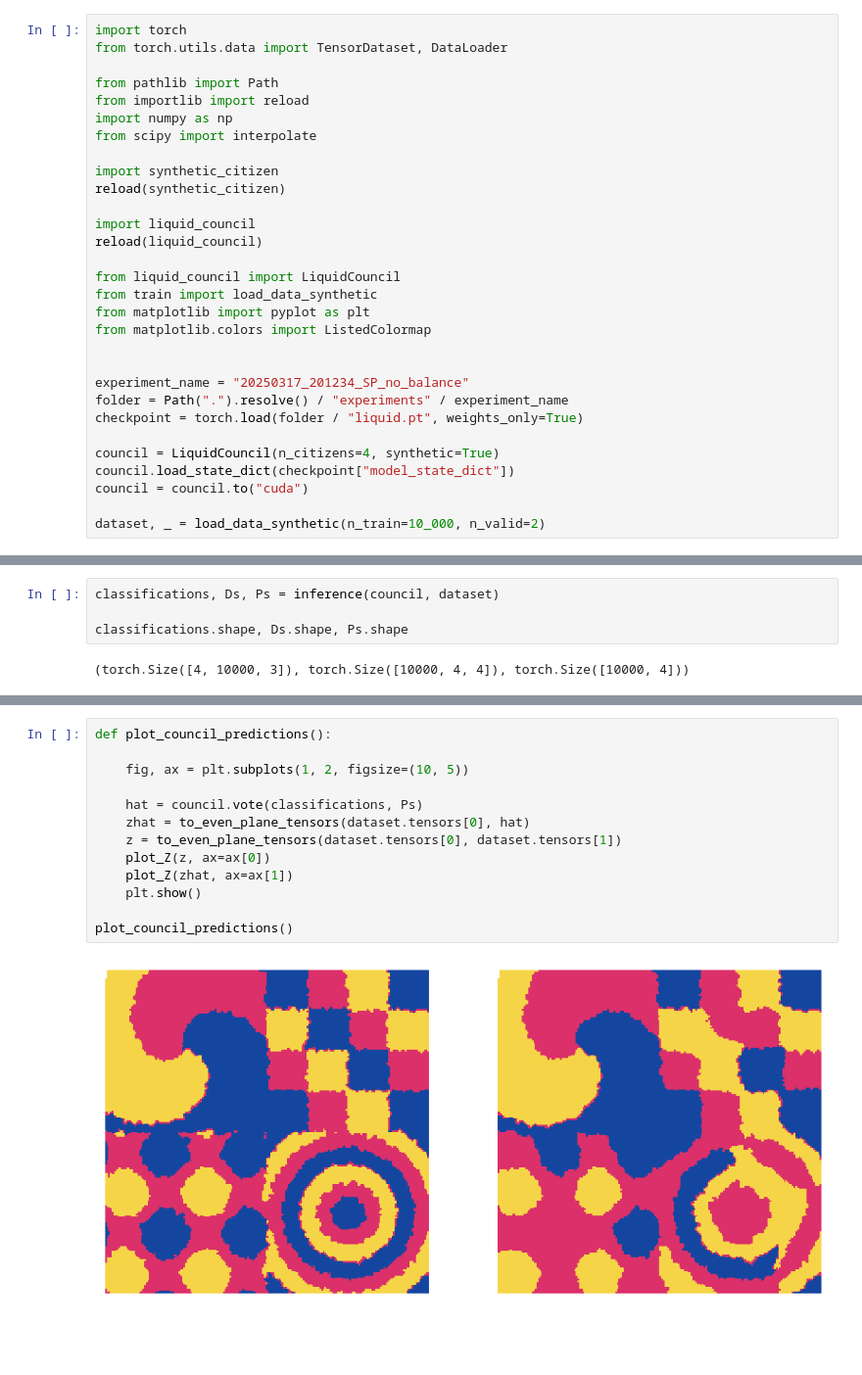
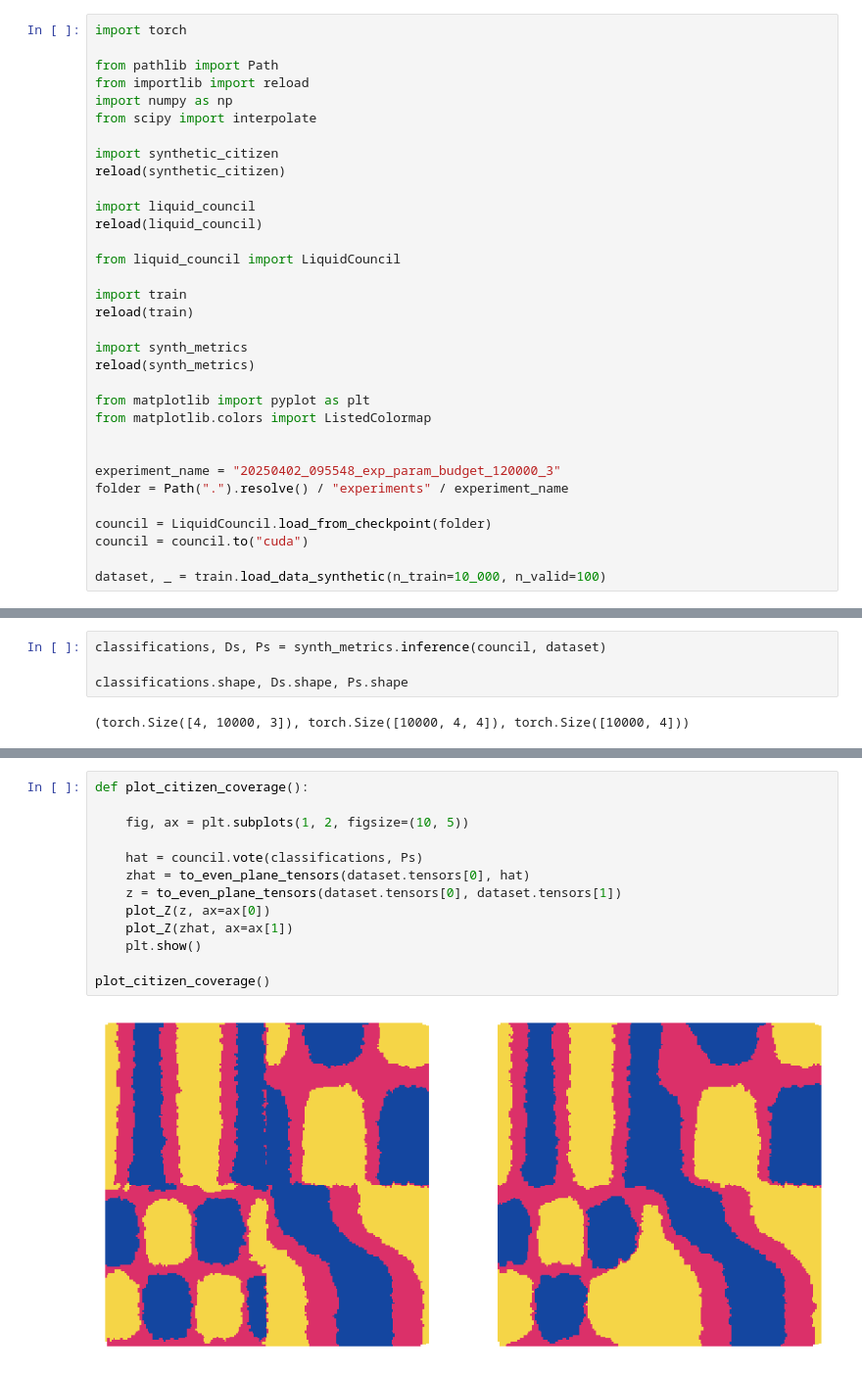
Before and after one commit to viktorvesely/liquid, a Jupyter notebook: synth_eval.ipynb, the cells around one changed output, grey strips where cells are left out. Shown at 98% size. Saved outputs shown, nothing was run; the diff lists cells and outputs as text; blank space fills up the shorter version.

Commit message:
Layer parametrization, experiment update, normalized mutual info

```diff
--- a/synth_eval.ipynb
+++ b/synth_eval.ipynb
@@ -1,6 +1,5 @@
 # %%
 import torch
-from torch.utils.data import TensorDataset, DataLoader
 
 from pathlib import Path
 from importlib import reload
@@ -14,17 +13,21 @@ import liquid_council
 reload(liquid_council)
 
 from liquid_council import LiquidCouncil
-from train import load_data_synthetic
+
+import train
+reload(train)
+
+import synth_metrics
+reload(synth_metrics)
+
 from matplotlib import pyplot as plt
 from matplotlib.colors import ListedColormap
 
 
-experiment_name = "20250317_201234_SP_no_balance"
+experiment_name = "20250402_095548_exp_param_budget_120000_3"
 folder = Path(".").resolve() / "experiments" / experiment_name
-checkpoint = torch.load(folder / "liquid.pt", weights_only=True)
 
-council = LiquidCouncil(n_citizens=4, synthetic=True)
-council.load_state_dict(checkpoint["model_state_dict"])
+council = LiquidCouncil.load_from_checkpoint(folder)
 council = council.to("cuda")
 
-dataset, _ = load_data_synthetic(n_train=10_000, n_valid=2)
+dataset, _ = train.load_data_synthetic(n_train=10_000, n_valid=100)
@@ -97,5 +80,5 @@ def inference(council: LiquidCouncil, dataset: TensorDataset, bs: int = 1_000):
 # %%
-classifications, Ds, Ps = inference(council, dataset)
+classifications, Ds, Ps = synth_metrics.inference(council, dataset)
 
 classifications.shape, Ds.shape, Ps.shape
 # %% [output]
@@ -106,16 +94,16 @@ classifications.shape, Ds.shape, Ps.shape
 # %%
-def plot_council_predictions():
+def plot_citizen_coverage():
 
     fig, ax = plt.subplots(1, 2, figsize=(10, 5))
 
     hat = council.vote(classifications, Ps)
     zhat = to_even_plane_tensors(dataset.tensors[0], hat)
     z = to_even_plane_tensors(dataset.tensors[0], dataset.tensors[1])
     plot_Z(z, ax=ax[0])
     plot_Z(zhat, ax=ax[1])
     plt.show()
 
-plot_council_predictions()
+plot_citizen_coverage()
 # %% [output]
-[figure, old version]
+[figure, new version]
 # %%
```
Also changed, not shown: parts of 7 cells of this notebook, 21 other files.
